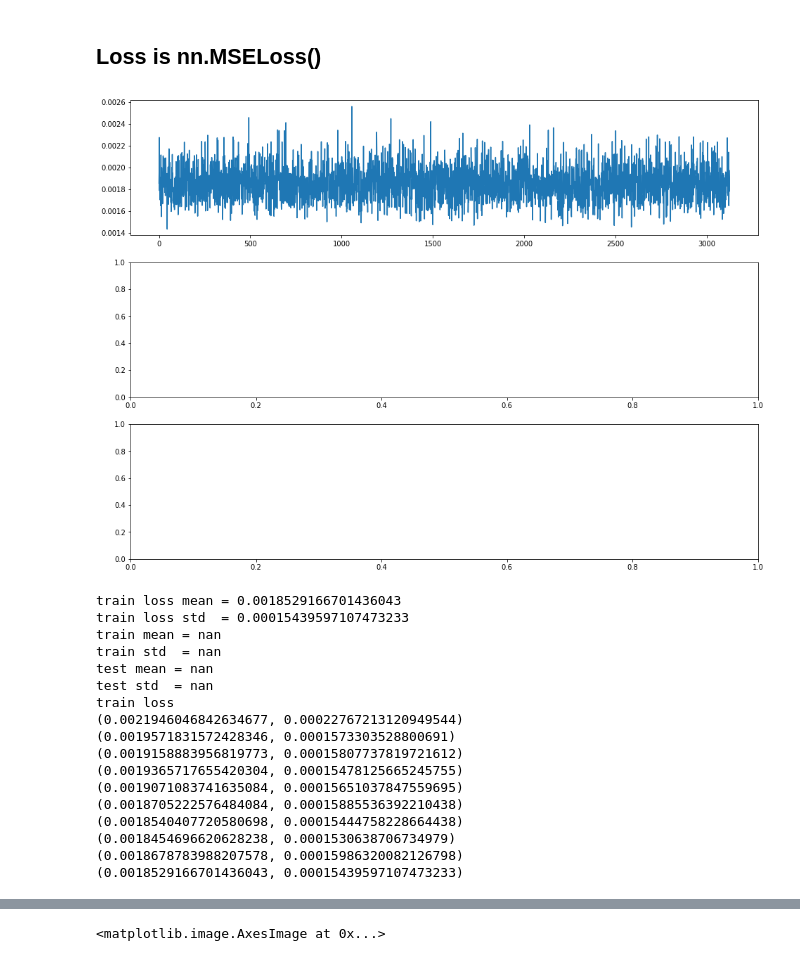
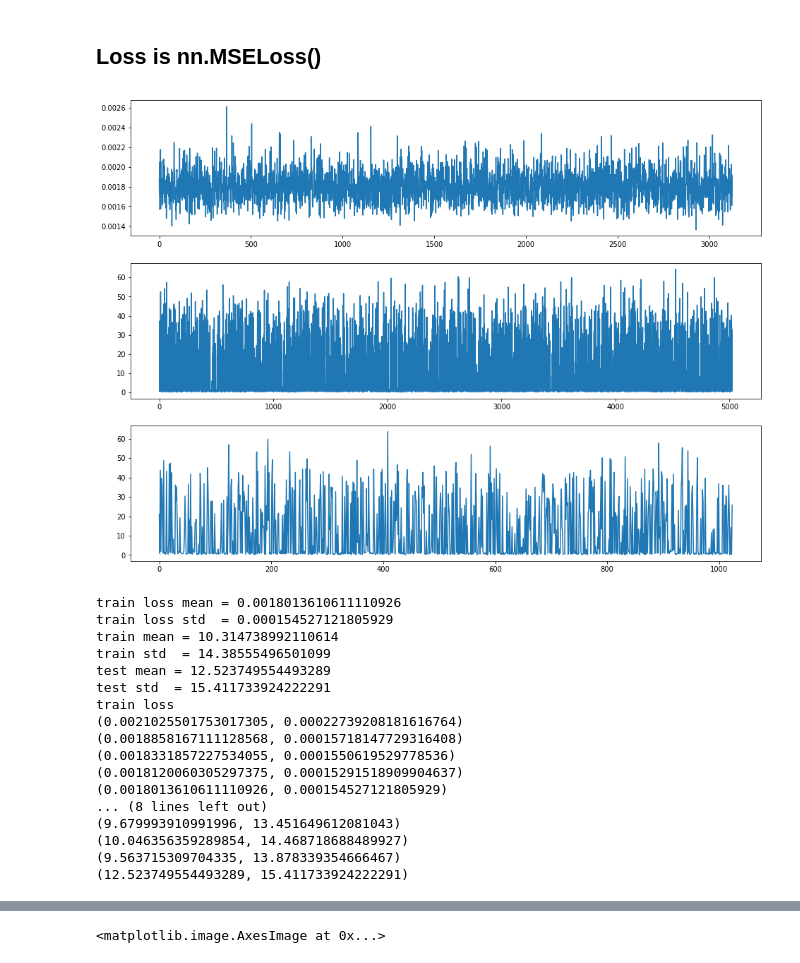
Before and after one commit to caitaozhan/deeplearning-localization, a Jupyter notebook: CNN-translation-multi1.ipynb, the cells around one changed output, grey strips where cells are left out. Saved outputs shown, nothing was run; the diff lists cells and outputs as text; code cells hidden in the pictures.

```diff
--- a/CNN-translation-multi1.ipynb
+++ b/CNN-translation-multi1.ipynb
@@ -337,7 +337,7 @@ model     = net2.to(device)
 optimizer = optim.Adam(model.parameters(), lr=0.001)
 criterion = nn.MSELoss()  # criterion is the loss function
 
-num_epochs = 10
+num_epochs = 5
 train_losses_epoch = []
 train_errors_epoch = []
 test_errors_epoch  = []
@@ -355,76 +355,76 @@ for epoch in range(num_epochs):
         y = sample['target'].to(device)
         y_float = sample['target_float']
         pred = model(X)
-        loss = criterion(pred, y) + criterion2(pred, y)
+        loss = criterion(pred, y)
         optimizer.zero_grad()
         loss.backward()
         optimizer.step()
         train_losses.append(loss.item())
         pred = pred.data.cpu()
-#         if t % error_every == 0:
-#             train_errors.extend(Metrics.localization_error_image_continuous(pred, y_float, Default.grid_length))
+        if t % error_every == 0:
+            train_errors.extend(Metrics.localization_error_image_continuous(pred, y_float, Default.grid_length))
         if t % print_every == 0:
             print(f't = {t}, loss = {loss.item()}')
 
 #     break
     model.eval()
     for t, sample in enumerate(sensor_input_test_dataloader):
         X = sample['matrix'].to(device)
         y = sample['target'].to(device)
         y_float = sample['target_float']
         pred = model(X)
         pred = pred.data.cpu()
-#         if t % error_every == 0:
-#             test_errors.extend(Metrics.localization_error_image_continuous(pred, y_float, Default.grid_length))
+        if t % error_every == 0:
+            test_errors.extend(Metrics.localization_error_image_continuous(pred, y_float, Default.grid_length))
 
     clear_output(True)
     plt.figure(figsize=(16, 12))
     plt.subplot(311)
     plt.plot(train_losses)
     plt.subplot(312)
-#     plt.plot(train_errors)
+    plt.plot(train_errors)
     plt.subplot(313)
-#     plt.plot(test_errors)
+    plt.plot(test_errors)
     plt.show()
 
     print('train loss mean =', np.mean(train_losses))
     print('train loss std  =', np.std(train_losses))
     print('train mean =', np.mean(train_errors))
     print('train std  =', np.std(train_errors))
     print('test mean =', np.mean(test_errors))
     print('test std  =', np.std(test_errors))
     train_losses_epoch.append((np.mean(train_losses), np.std(train_losses)))
-#     train_errors_epoch.append((np.mean(train_errors), np.std(train_errors)))
-#     test_errors_epoch.append((np.mean(test_errors), np.std(test_errors)))
+    train_errors_epoch.append((np.mean(train_errors), np.std(train_errors)))
+    test_errors_epoch.append((np.mean(test_errors), np.std(test_errors)))
 
 print('train loss')
 for loss in train_losses_epoch:
     print(loss)
-# print('train error')
-# for error in train_errors_epoch:
-#     print(error)
-# print('test error')
-# for error in test_errors_epoch:
-#     print(error)
+print('train error')
+for error in train_errors_epoch:
+    print(error)
+print('test error')
+for error in test_errors_epoch:
+    print(error)
 # %% [output]
-[figure, old version]
+[figure, new version]
-train loss mean = 0.0018529166701436043
-train loss std  = 0.00015439597107473233
-train mean = nan
-train std  = nan
-test mean = nan
-test std  = nan
+train loss mean = 0.0018013610611110926
+train loss std  = 0.000154527121805929
+train mean = 10.314738992110614
+train std  = 14.38555496501099
+test mean = 12.523749554493289
+test std  = 15.411733924222291
 train loss
-(0.0021946046842634677, 0.00022767213120949544)
-(0.0019571831572428346, 0.0001573303528800691)
-(0.0019158883956819773, 0.00015807737819721612)
-(0.0019365717655420304, 0.00015478125665245755)
-(0.0019071083741635084, 0.00015651037847559695)
-(0.0018705222576484084, 0.00015885536392210438)
-(0.0018540407720580698, 0.00015444758228664438)
-(0.0018454696620628238, 0.0001530638706734979)
-(0.0018678783988207578, 0.00015986320082126798)
-(0.0018529166701436043, 0.00015439597107473233)
+(0.0021025501753017305, 0.00022739208181616764)
+(0.0018858167111128568, 0.00015718147729316408)
+(0.0018331857227534055, 0.0001550619529778536)
+(0.0018120060305297375, 0.00015291518909904637)
+(0.0018013610611110926, 0.000154527121805929)
+... (8 lines left out)
+(9.679993910991996, 13.451649612081043)
+(10.046356359289854, 14.468718688489927)
+(9.563715309704335, 13.878339354666467)
+(12.523749554493289, 15.411733924222291)
 # %%
 def myplot(X, pred, y):
     fig, axs = plt.subplots(1, 3, figsize=(30, 8))
```
Also changed, not shown: parts of 6 cells of this notebook.
